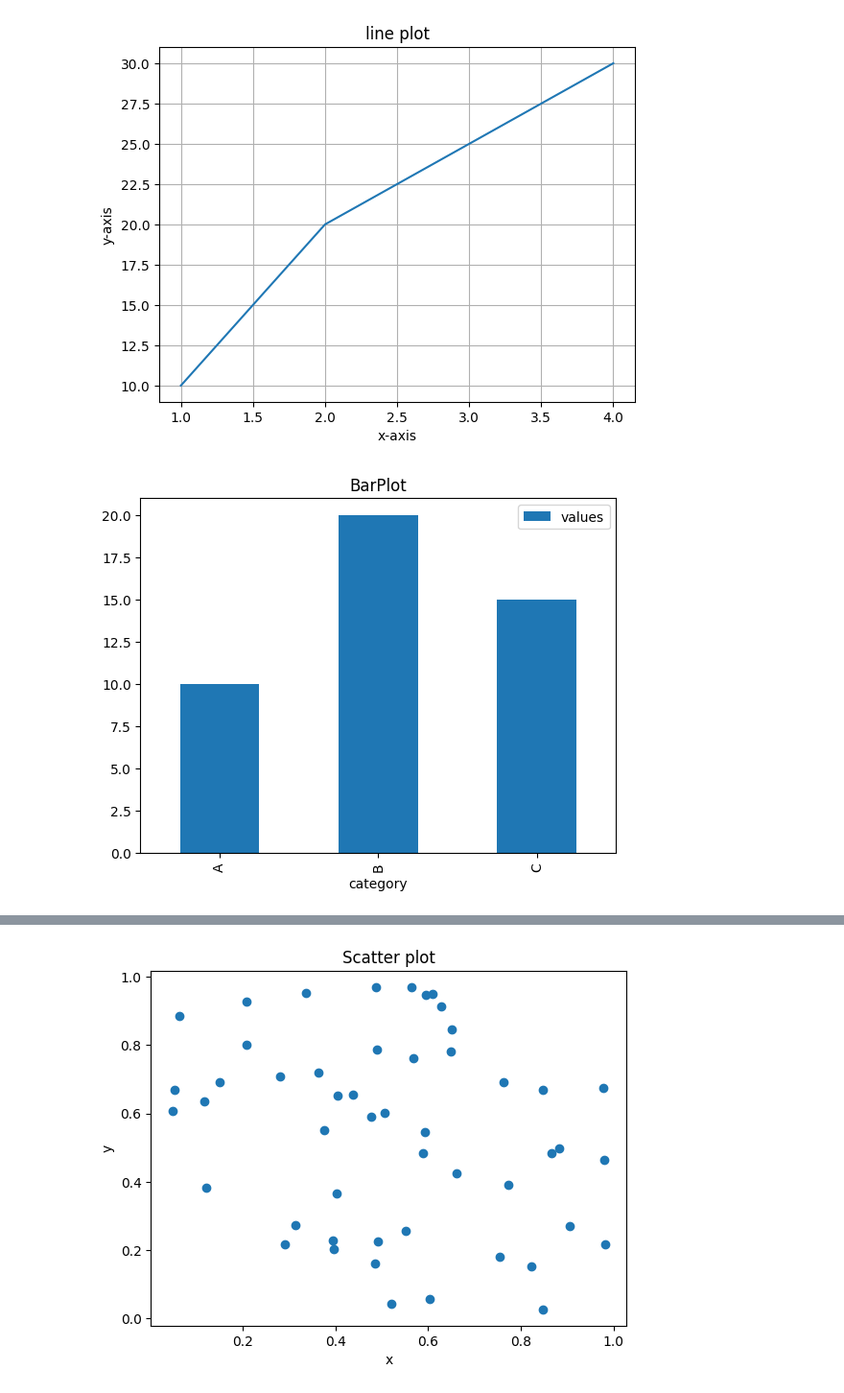
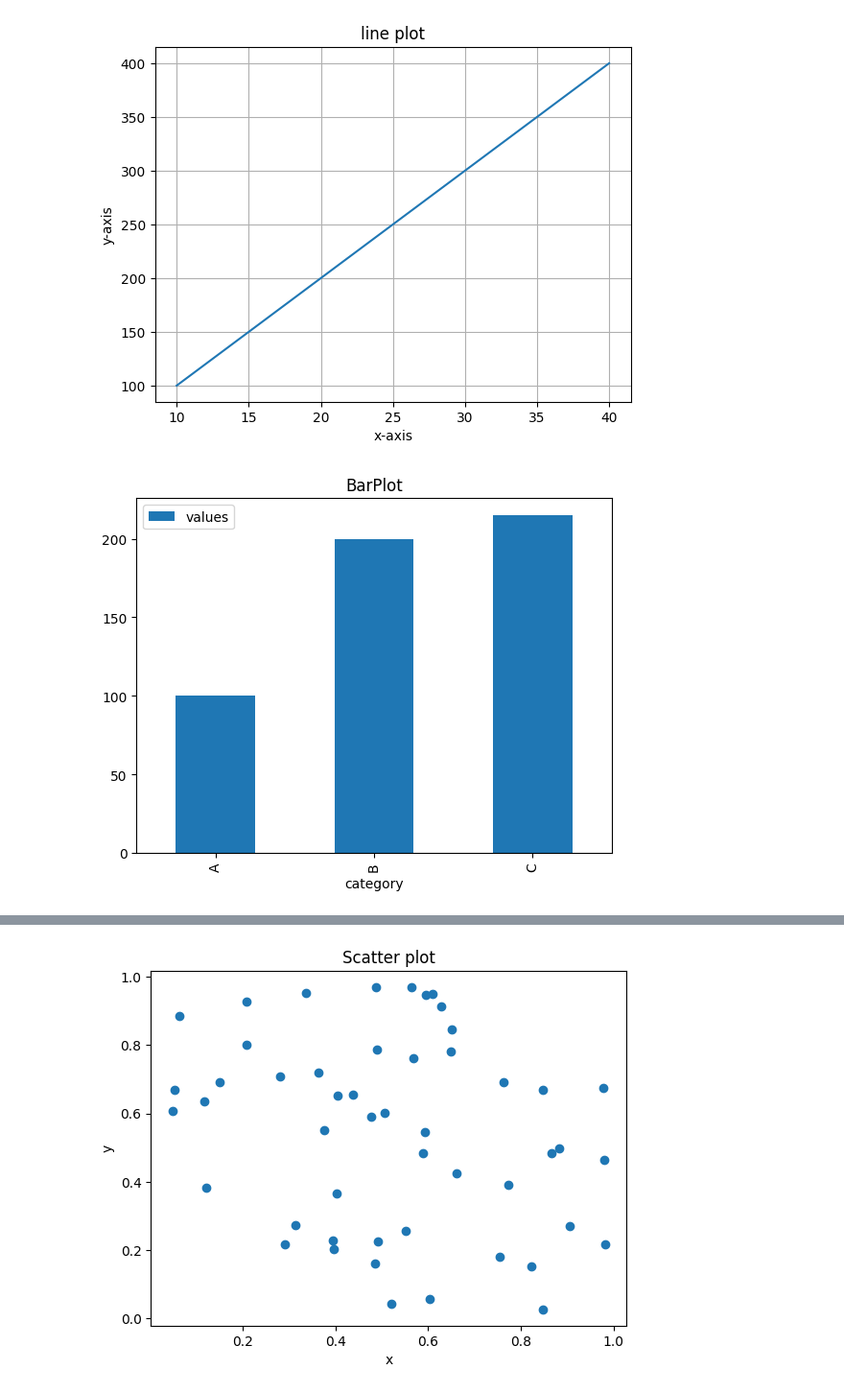
Before and after one commit to banavathvishnuvardhannaik-source/Data-Science, a Jupyter notebook: Local/Csv/experiment5.ipynb/a,b,c,d.ipynb, the cells around one changed output, grey strips where cells are left out. Shown at 96% size. Drawn from its saved outputs; the diff is of its cells as text; code cells hidden in the pictures.

Commit message:
Add Data Science Experiments

```diff
--- a/Local/Csv/experiment5.ipynb/a,b,c,d.ipynb
+++ b/Local/Csv/experiment5.ipynb/a,b,c,d.ipynb
@@ -1,7 +1,7 @@
 # %%
 import matplotlib.pyplot as plt
-x=[1,2,3,4]
-y=[10,20,25,30]
+x=[10,20,30,40]
+y=[100,200,300,400]
 plt.plot(x,y)
 plt.title("line plot")
 plt.xlabel("x-axis")
@@ -10,15 +10,15 @@ plt.grid(True)
 plt.savefig("line_plot.png")
 plt.show()
 # %% [output]
-[figure, old version]
+[figure, new version]
 # %%
 import pandas as pd
-df=pd.DataFrame({'category':['A','B','C'],'values':[10,20,15]})
+df=pd.DataFrame({'category':['A','B','C'],'values':[100,200,215]})
 df.plot(kind='bar',x='category',y='values')
 plt.title("BarPlot")
 plt.show()
 # %% [output]
-[figure, old version]
+[figure, new version]
 # %%
 import seaborn as sns
 import numpy as np
```
Also changed, not shown: parts of 1 cell of this notebook, 7 other files.
